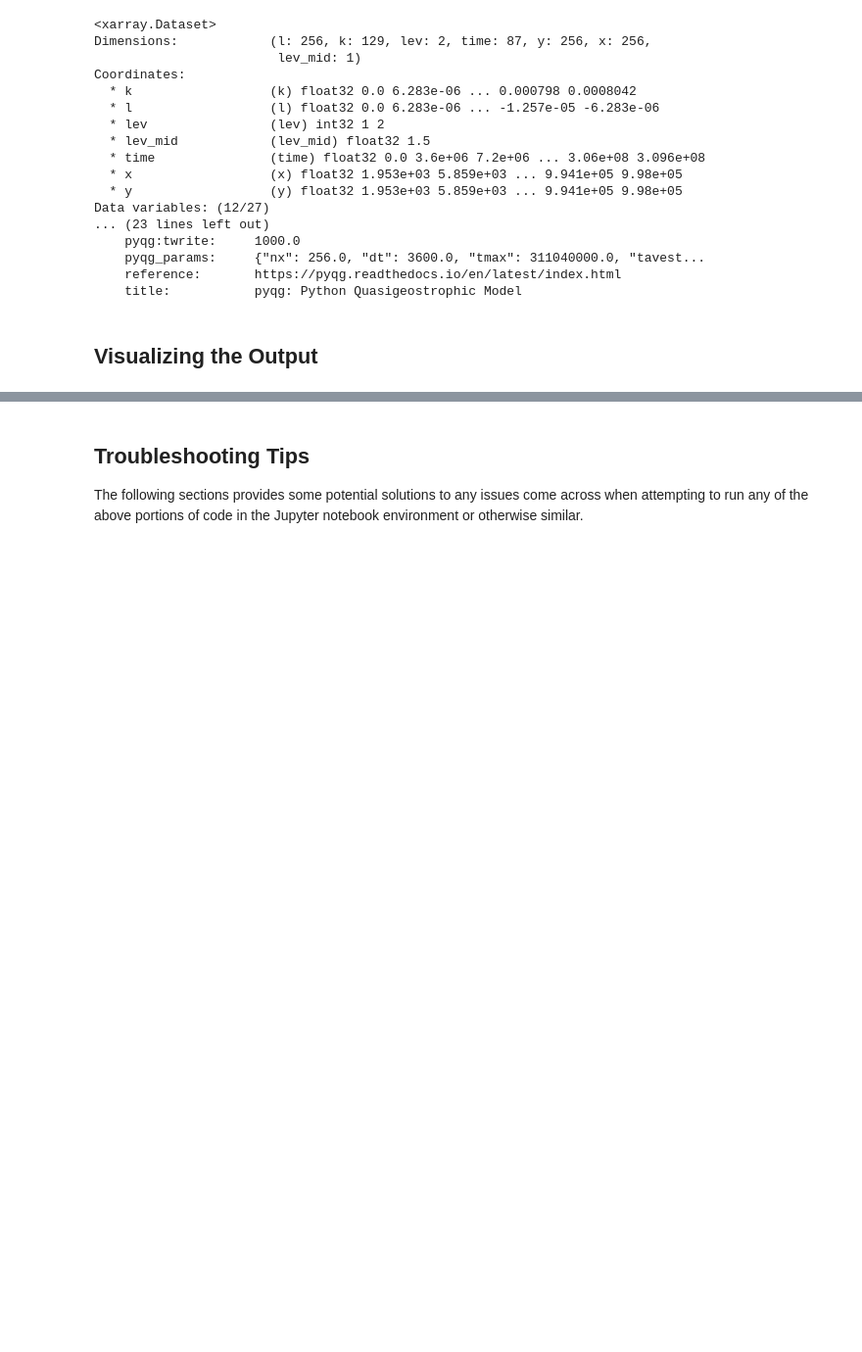
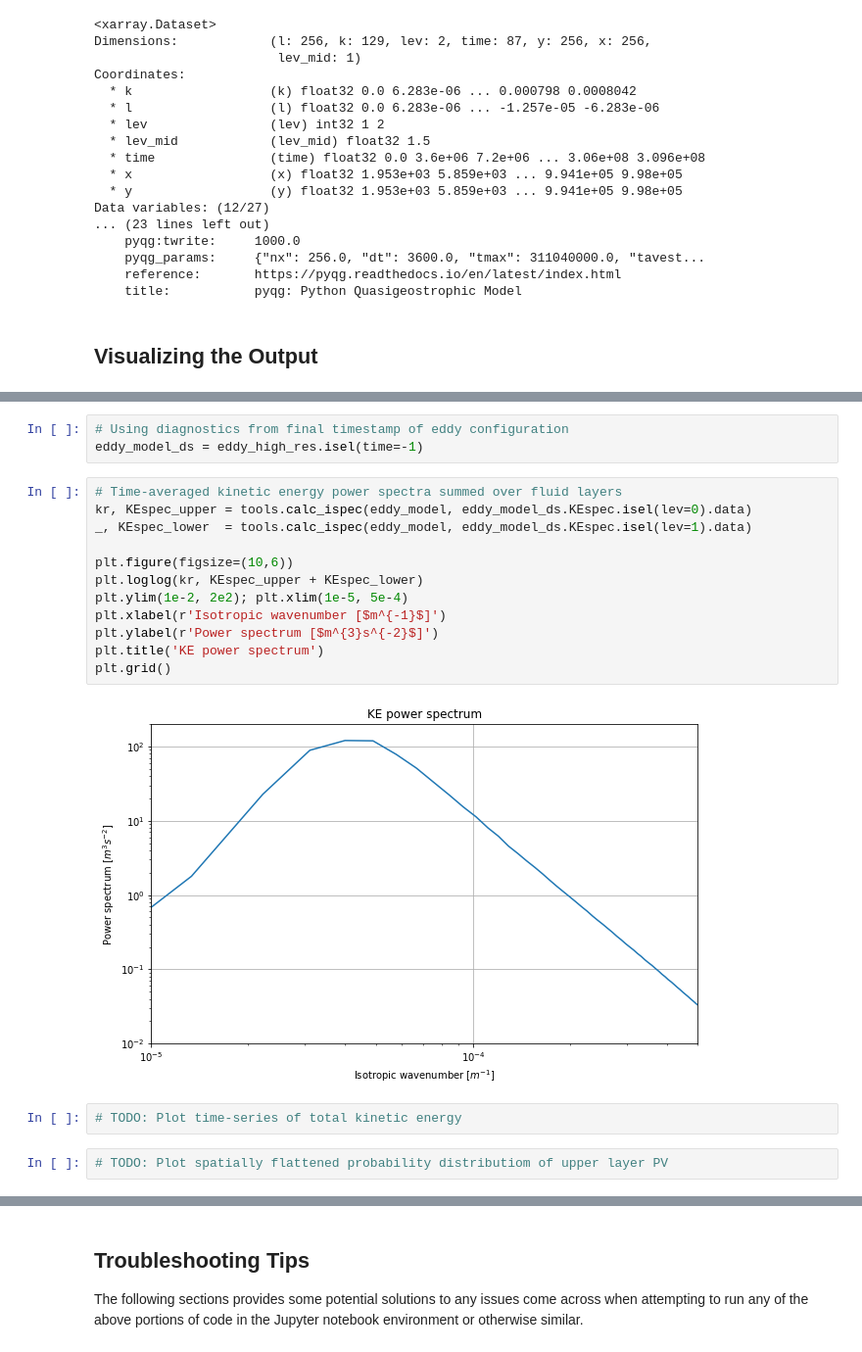
Before and after one commit to m2lines/MLwithQG, a Jupyter notebook: notebooks/Running High Resolution Simulations With pyqg.ipynb, the cells around one changed output, grey strips where cells are left out. Shown at 98% size. Drawn from its saved outputs; the diff is of its cells as text; blank space fills up the shorter version.

```diff
--- a/notebooks/Running High Resolution Simulations With pyqg.ipynb
+++ b/notebooks/Running High Resolution Simulations With pyqg.ipynb
@@ -169,0 +191,21 @@ plt.tight_layout()
+# %%
+# Using diagnostics from final timestamp of eddy configuration
+eddy_model_ds = eddy_high_res.isel(time=-1)
+# %%
+# Time-averaged kinetic energy power spectra summed over fluid layers
+kr, KEspec_upper = tools.calc_ispec(eddy_model, eddy_model_ds.KEspec.isel(lev=0).data)
+_, KEspec_lower  = tools.calc_ispec(eddy_model, eddy_model_ds.KEspec.isel(lev=1).data)
+
+plt.figure(figsize=(10,6))
+plt.loglog(kr, KEspec_upper + KEspec_lower)
+plt.ylim(1e-2, 2e2); plt.xlim(1e-5, 5e-4)
+plt.xlabel(r'Isotropic wavenumber [$m^{-1}$]')
+plt.ylabel(r'Power spectrum [$m^{3}s^{-2}$]')
+plt.title('KE power spectrum')
+plt.grid()
+# %% [output]
+[figure, added]
+# %%
+# TODO: Plot time-series of total kinetic energy
+# %%
+# TODO: Plot spatially flattened probability distributiom of upper layer PV
```
Also changed, not shown: parts of 13 cells of this notebook.
